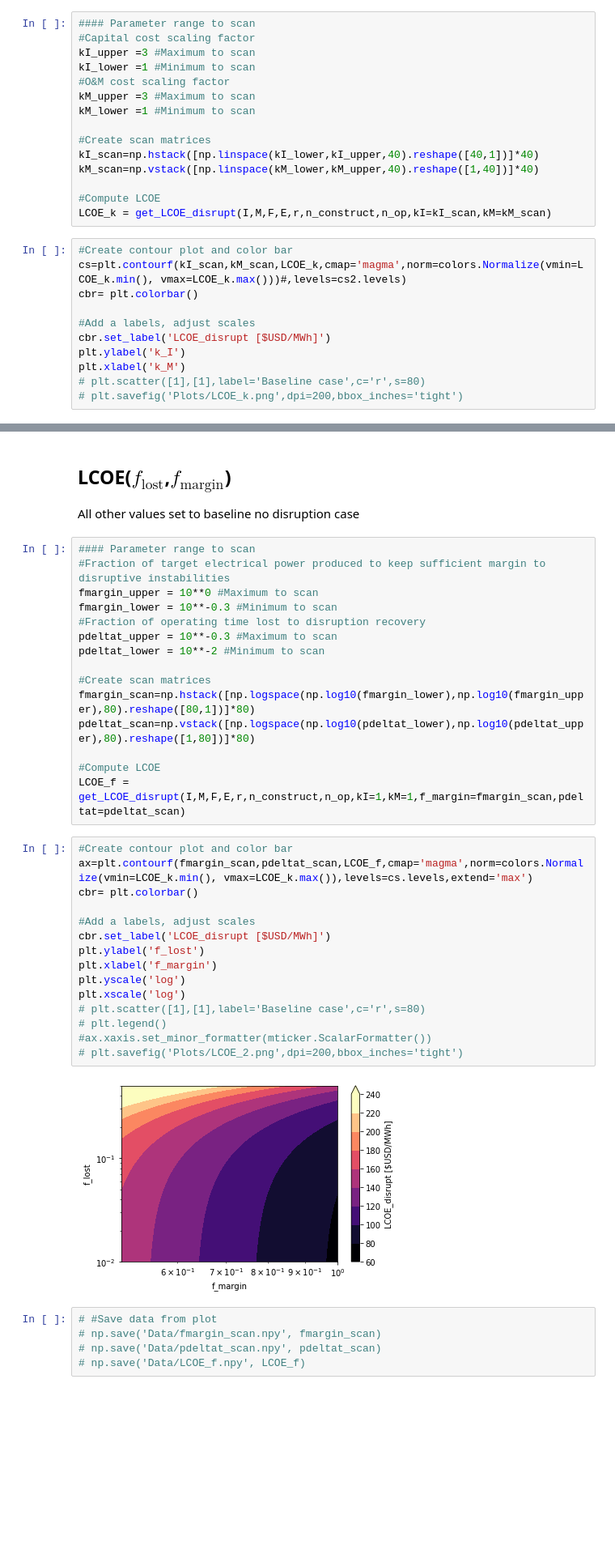
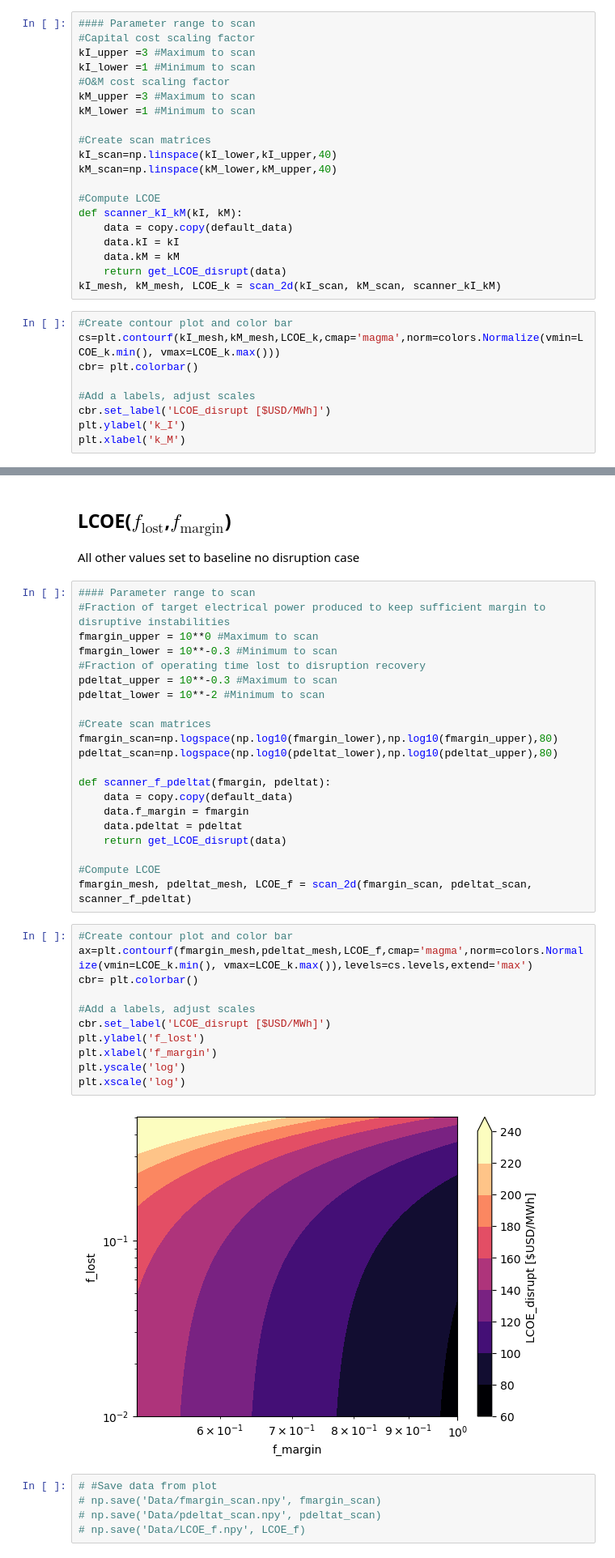
Before and after one commit to andrew-maris/disruptions-tokamak-economics, a Jupyter notebook: model_plots_data.ipynb, the cells around one changed output, grey strips where cells are left out. Shown at 81% size. Cells and saved outputs as stored; diff of their text form; blank space fills up the shorter version.

```diff
--- a/model_plots_data.ipynb
+++ b/model_plots_data.ipynb
@@ -327,21 +317,24 @@ kM_upper =3 #Maximum to scan
 kM_lower =1 #Minimum to scan
 
 #Create scan matrices
-kI_scan=np.hstack([np.linspace(kI_lower,kI_upper,40).reshape([40,1])]*40)
-kM_scan=np.vstack([np.linspace(kM_lower,kM_upper,40).reshape([1,40])]*40)
+kI_scan=np.linspace(kI_lower,kI_upper,40)
+kM_scan=np.linspace(kM_lower,kM_upper,40)
 
 #Compute LCOE
-LCOE_k = get_LCOE_disrupt(I,M,F,E,r,n_construct,n_op,kI=kI_scan,kM=kM_scan)
+def scanner_kI_kM(kI, kM):
+    data = copy.copy(default_data)
+    data.kI = kI
+    data.kM = kM
+    return get_LCOE_disrupt(data)
+kI_mesh, kM_mesh, LCOE_k = scan_2d(kI_scan, kM_scan, scanner_kI_kM)
 # %%
 #Create contour plot and color bar
-cs=plt.contourf(kI_scan,kM_scan,LCOE_k,cmap='magma',norm=colors.Normalize(vmin=LCOE_k.min(), vmax=LCOE_k.max()))#,levels=cs2.levels)
+cs=plt.contourf(kI_mesh,kM_mesh,LCOE_k,cmap='magma',norm=colors.Normalize(vmin=LCOE_k.min(), vmax=LCOE_k.max()))
 cbr= plt.colorbar()
 
 #Add a labels, adjust scales
 cbr.set_label('LCOE_disrupt [$USD/MWh]')
 plt.ylabel('k_I')
 plt.xlabel('k_M')
-# plt.scatter([1],[1],label='Baseline case',c='r',s=80)
-# plt.savefig('Plots/LCOE_k.png',dpi=200,bbox_inches='tight')
 # %% [output]
 Text(0.5, 0, 'k_M')
@@ -364,28 +357,30 @@ pdeltat_upper = 10**-0.3 #Maximum to scan
 pdeltat_lower = 10**-2 #Minimum to scan
 
 #Create scan matrices
-fmargin_scan=np.hstack([np.logspace(np.log10(fmargin_lower),np.log10(fmargin_upper),80).reshape([80,1])]*80)
-pdeltat_scan=np.vstack([np.logspace(np.log10(pdeltat_lower),np.log10(pdeltat_upper),80).reshape([1,80])]*80)
+fmargin_scan=np.logspace(np.log10(fmargin_lower),np.log10(fmargin_upper),80)
+pdeltat_scan=np.logspace(np.log10(pdeltat_lower),np.log10(pdeltat_upper),80)
+
+def scanner_f_pdeltat(fmargin, pdeltat):
+    data = copy.copy(default_data)
+    data.f_margin = fmargin
+    data.pdeltat = pdeltat
+    return get_LCOE_disrupt(data)
 
 #Compute LCOE
-LCOE_f = get_LCOE_disrupt(I,M,F,E,r,n_construct,n_op,kI=1,kM=1,f_margin=fmargin_scan,pdeltat=pdeltat_scan)
+fmargin_mesh, pdeltat_mesh, LCOE_f = scan_2d(fmargin_scan, pdeltat_scan, scanner_f_pdeltat)
 # %%
 #Create contour plot and color bar
-ax=plt.contourf(fmargin_scan,pdeltat_scan,LCOE_f,cmap='magma',norm=colors.Normalize(vmin=LCOE_k.min(), vmax=LCOE_k.max()),levels=cs.levels,extend='max')
+ax=plt.contourf(fmargin_mesh,pdeltat_mesh,LCOE_f,cmap='magma',norm=colors.Normalize(vmin=LCOE_k.min(), vmax=LCOE_k.max()),levels=cs.levels,extend='max')
 cbr= plt.colorbar()
 
 #Add a labels, adjust scales
 cbr.set_label('LCOE_disrupt [$USD/MWh]')
 plt.ylabel('f_lost')
 plt.xlabel('f_margin')
 plt.yscale('log')
 plt.xscale('log')
-# plt.scatter([1],[1],label='Baseline case',c='r',s=80)
-# plt.legend()
-#ax.xaxis.set_minor_formatter(mticker.ScalarFormatter())
-# plt.savefig('Plots/LCOE_2.png',dpi=200,bbox_inches='tight')
 # %% [output]
-[figure, old version]
+[figure, new version]
 # %%
 # #Save data from plot
 # np.save('Data/fmargin_scan.npy', fmargin_scan)
```
Also changed, not shown: parts of 19 cells of this notebook.
